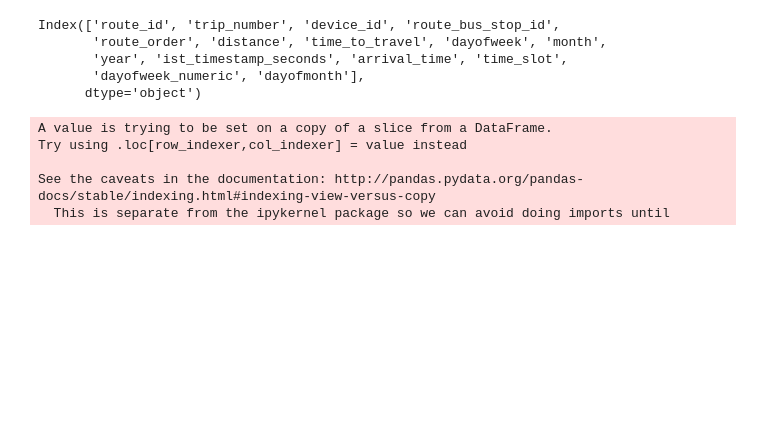
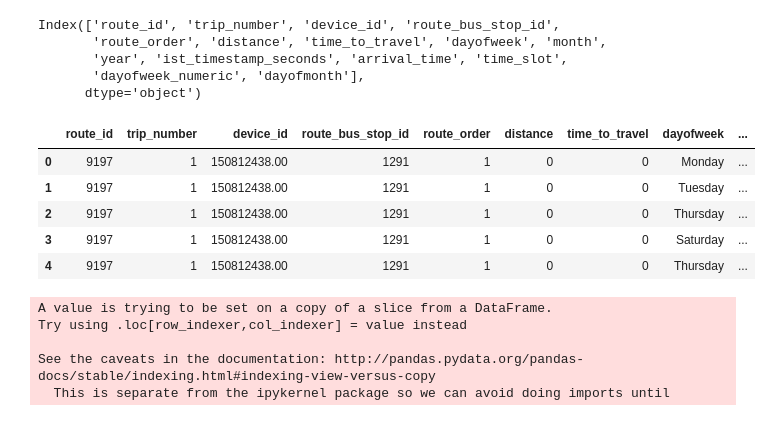
Before and after one commit to gauravmunjal13/Transport_ETA, a Jupyter notebook: FeatureEngineering.ipynb, the cells around one changed output. Cells and saved outputs as stored; diff of their text form; code cells hidden in the pictures; blank space fills up the shorter version.

```diff
--- a/FeatureEngineering.ipynb
+++ b/FeatureEngineering.ipynb
@@ -171,6 +170,15 @@ Index(['route_id', 'trip_number', 'device_id', 'route_bus_stop_id',
        'year', 'ist_timestamp_seconds', 'arrival_time', 'time_slot',
        'dayofweek_numeric', 'dayofmonth'],
       dtype='object')
+# %%
+derived_df.head()
+# %% [output]
+|  | route_id | trip_number | device_id | route_bus_stop_id | route_order | distance | time_to_travel | dayofweek | ... |
+| 0 | 9197 | 1 | 150812438.00 | 1291 | 1 | 0 | 0 | Monday | ... |
+| 1 | 9197 | 1 | 150812438.00 | 1291 | 1 | 0 | 0 | Tuesday | ... |
+| 2 | 9197 | 1 | 150812438.00 | 1291 | 1 | 0 | 0 | Thursday | ... |
+| 3 | 9197 | 1 | 150812438.00 | 1291 | 1 | 0 | 0 | Saturday | ... |
+| 4 | 9197 | 1 | 150812438.00 | 1291 | 1 | 0 | 0 | Thursday | ... |
 # %%
 grouped_derived_df = derived_df.groupby(['device_id','route_id','trip_number','dayofmonth','month','year'])
 # %%
```
Also changed, not shown: parts of 21 cells of this notebook, 2 other files.
